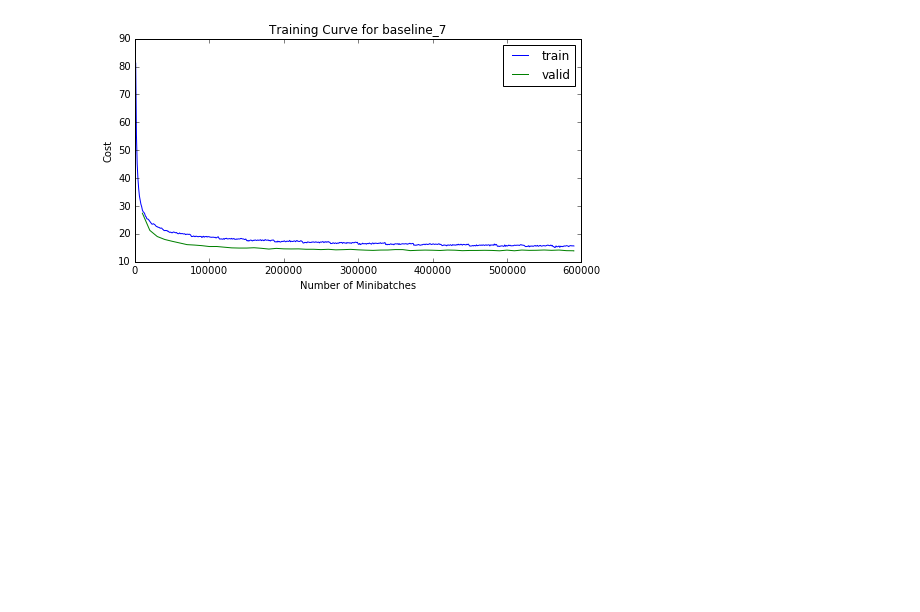
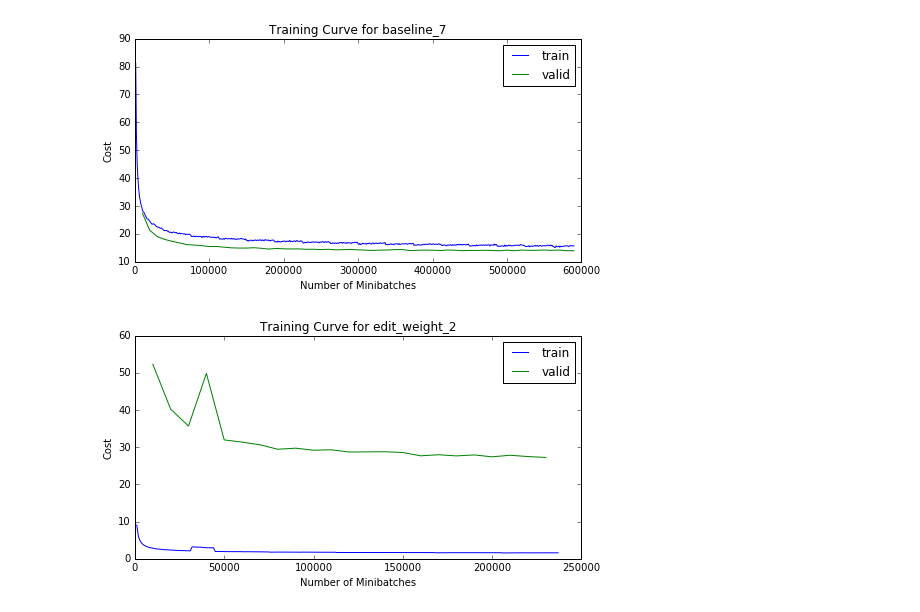
Before and after one commit to shubhaguha/MSc, a Jupyter notebook: training_progress/Plot training curves.ipynb, the cells around one changed output. Saved outputs shown, nothing was run; the diff lists cells and outputs as text; code cells hidden in the pictures; blank space fills up the shorter version.

Commit message:
Updated notes and training progress

```diff
--- a/training_progress/Plot training curves.ipynb
+++ b/training_progress/Plot training curves.ipynb
@@ -60,3 +60,7 @@ plot_training_curve('baseline_6')
 plot_training_curve('baseline_7')
 # %% [output]
 [figure]
+# %%
+plot_training_curve('edit_weight_2')
+# %% [output]
+[figure, added]
```
Also changed, not shown: parts of 3 cells of this notebook, 16 other files.
